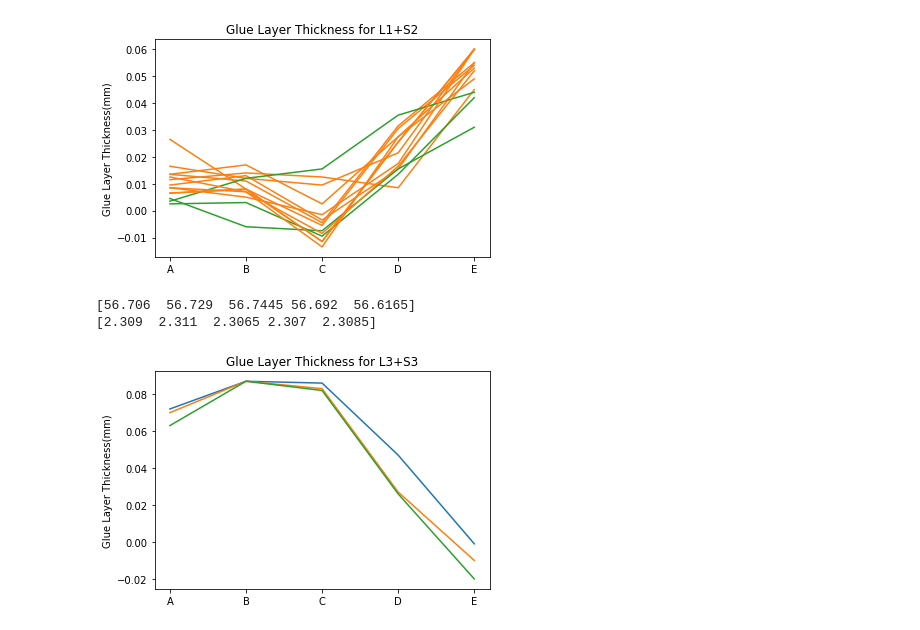
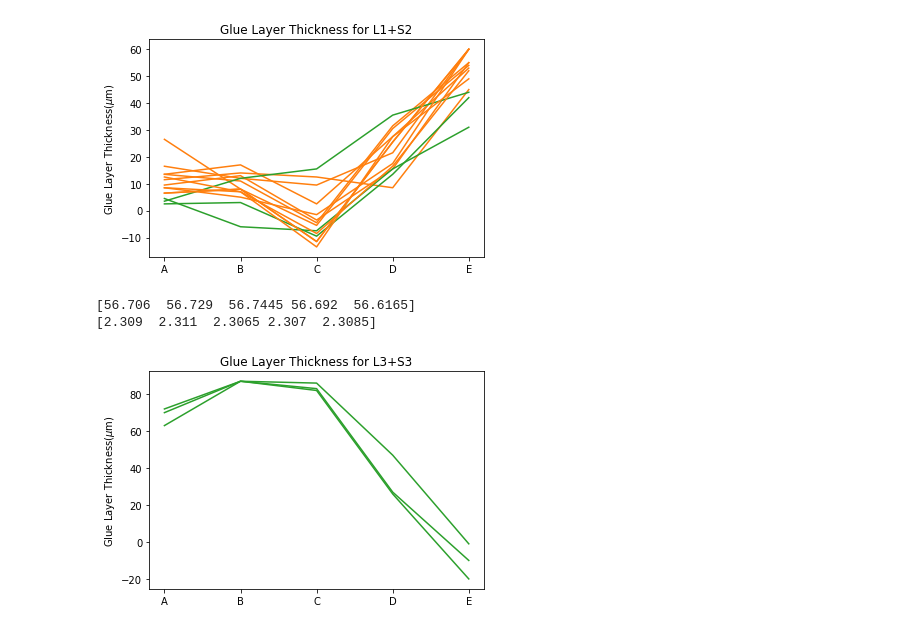
Before and after one commit to mariajose2398/CMS-MTD-BTL-SensorModule-Analysis, a Jupyter notebook: gluelayertransparency.ipynb, the cells around one changed output. Saved outputs shown, nothing was run; the diff lists cells and outputs as text; code cells hidden in the pictures.

Commit message:
changed the unit to micrometer in plots

```diff
--- a/gluelayertransparency.ipynb
+++ b/gluelayertransparency.ipynb
@@ -23,49 +23,49 @@ m13=np.array([58.989,59.007,58.974,58.941,58.904])[::-1]
 m14=np.array([58.898,58.942,58.976,59.005,59.000])
 X=np.array(["A", "B", "C", "D", "E"])
 
-plt.plot(X, m1-l1-s2, "C1", label ="m1(BC)")
-plt.plot(X, m2-l1-s2, "C1", label="m2(BC)")
-plt.plot(X, m3-l1-s2, "C1", label ="m3(BC)")
-plt.plot(X, m4-l1-s2, "C1", label="m4(BC)")
-plt.plot(X, m5-l1-s2, "C1", label ="m5(BC)")
-plt.plot(X, m6-l1-s2, "C1", label ="m6(BC)")
-plt.plot(X, m7-l1-s2, "C2", label ="m7(MJ)")
-plt.plot(X, m8-l1-s2, "C2", label="m8(MJ)")
-plt.plot(X, m9-l1-s2, "C2", label="m9(MJ)")
-plt.plot(X, m10-l1-s2, "C1", label="m10(BC)")
-plt.plot(X, m11-l1-s2, "C1", label="m11(BC)")
-plt.plot(X, m12-l1-s2, "C1", label="m12(BC)")
-plt.plot(X, m13-l1-s2, "C1", label="m13(BC)")
-plt.plot(X, m14-l1-s2, "C1", label="m14(BC)")
-plt.ylabel("Glue Layer Thickness(mm)")
+plt.plot(X, (m1-l1-s2)*1000, "C1", label ="m1(BC)")
+plt.plot(X, (m2-l1-s2) *1000 , "C1", label="m2(BC)")
+plt.plot(X, (m3-l1-s2) *1000, "C1", label ="m3(BC)")
+plt.plot(X, (m4-l1-s2)*1000, "C1", label="m4(BC)")
+plt.plot(X, (m5-l1-s2)*1000, "C1", label ="m5(BC)")
+plt.plot(X, (m6-l1-s2)*1000, "C1", label ="m6(BC)")
+plt.plot(X, (m7-l1-s2)*1000, "C2", label ="m7(MJ)")
+plt.plot(X, (m8-l1-s2)*1000, "C2", label="m8(MJ)")
+plt.plot(X, (m9-l1-s2)*1000, "C2", label="m9(MJ)")
+plt.plot(X, (m10-l1-s2)*1000, "C1", label="m10(BC)")
+plt.plot(X, (m11-l1-s2)*1000, "C1", label="m11(BC)")
+plt.plot(X, (m12-l1-s2)*1000, "C1", label="m12(BC)")
+plt.plot(X, (m13-l1-s2)*1000, "C1", label="m13(BC)")
+plt.plot(X, (m14-l1-s2)*1000, "C1", label="m14(BC)")
+plt.ylabel(r"Glue Layer Thickness($\mu $m)")
 plt.title("Glue Layer Thickness for L1+S2")
 #plt.legend()
 plt.savefig("l1s2_mariaVsBryan.png", dpi=300)
 plt.show()
 # %% [output]
-[figure, old version]
+[figure, new version]
 # %%
 #Measurement plot of L3 +S3 mock up module.
 L3= np.array([[56.706,56.729,56.745, 56.693, 56.614],
      [56.706,56.729,56.744,56.691,56.619]])
 L3_avg=np.mean(L3, axis=0)
 print(L3_avg)
 
 S3= np.array([[2.308,2.312,2.306,2.306,2.309],
               [2.310,2.310,2.307,2.308,2.308]])
 S3_avg= np.mean(S3, axis=0)
 print(S3_avg)
 L3S3=np.array([[59.087,59.127,59.137,59.046,58.924],
                [59.085,59.127,59.134,59.026,58.915],
                [59.078,59.127,59.133,59.025,58.905]])
 
 for x in range(len(L3S3)):
-    plt.plot(X, L3S3[x]-L3_avg-S3_avg, )
-plt.ylabel("Glue Layer Thickness(mm)")
+    plt.plot(X, (L3S3[x]-L3_avg-S3_avg)*1000, "C2")
+plt.ylabel(r"Glue Layer Thickness($\mu$m)")
 plt.title("Glue Layer Thickness for L3+S3")
 plt.savefig("l3s3measurement.png")
 plt.show()
 # %% [output]
 [56.706  56.729  56.7445 56.692  56.6165]
 [2.309  2.311  2.3065 2.307  2.3085]
-[figure, old version]
+[figure, new version]
```
Also changed, not shown: 2 other files.
